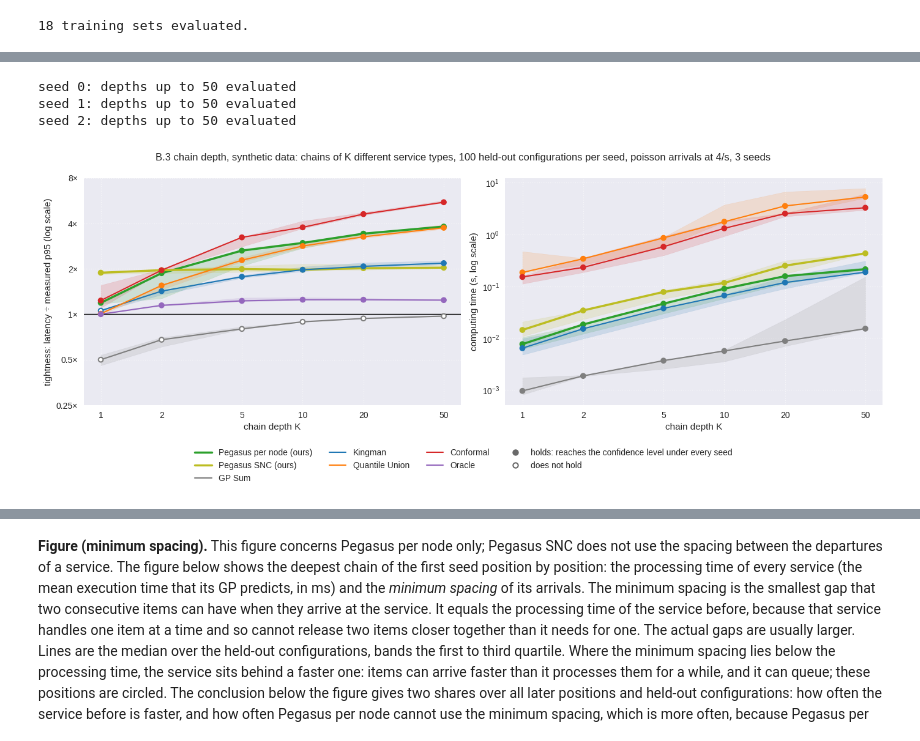
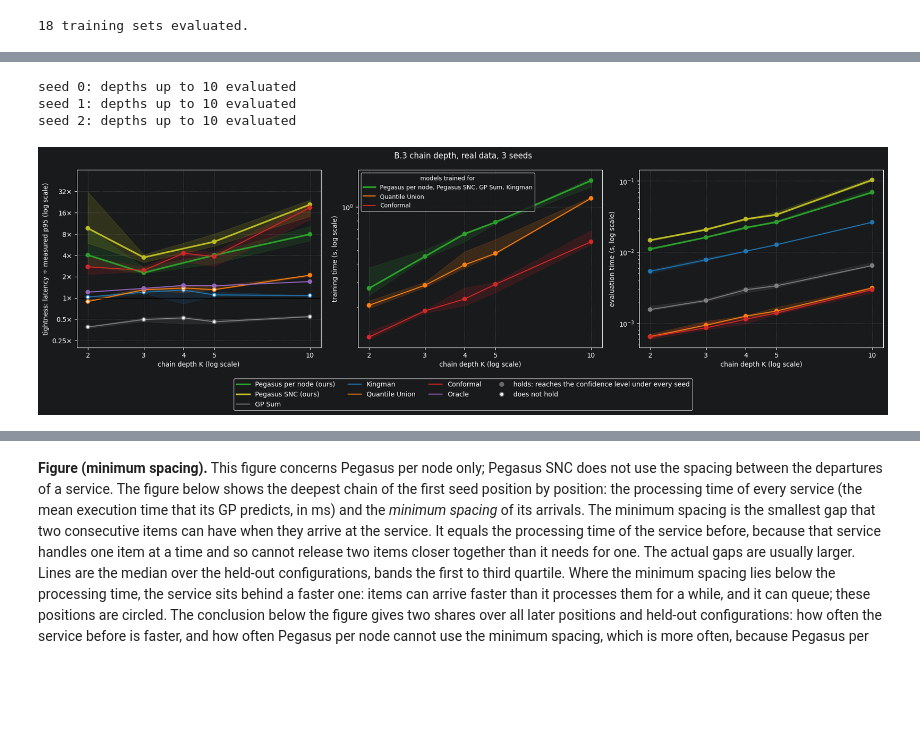
Before and after one commit to borissedlak/composable-autonomous-offerings, a Jupyter notebook: notebooks/tsc/2_evaluation.ipynb, the cells around one changed output, grey strips where cells are left out. Saved outputs shown, nothing was run; the diff lists cells and outputs as text; code cells hidden in the pictures; blank space fills up the shorter version.

```diff
--- a/notebooks/tsc/2_evaluation.ipynb
+++ b/notebooks/tsc/2_evaluation.ipynb
@@ -402,63 +592,32 @@ not. Look at the markers first: only lines with filled markers are bounds whose
 # %%
-# B.3: chains of different depth, every position a different service type, at the held-out configurations of B.1
-depths = [1, 2, 5, 10, 20, 50]
-depth_truth, depth_methods, depth_seconds = {}, {}, {}   # (seed, depth) -> ...
+# B.3: chains of different depth
+depth_truth, depth_methods, depth_seconds = {}, {}, {}   # (depth, seed) -> ...
 with warnings.catch_warnings():
     # for some services the fitted GP hyperparameters end at their bounds, and scikit-learn warns for every such model
     warnings.simplefilter("ignore", ConvergenceWarning)
     for s in seeds:
         for depth in depths:
-            data = load_chain_data(data_source, path=synthetic_chain(depth), level=1 - alpha, coverage_check=coverage_check, seed=[seed, s], service_seed=s)
-            assert np.array_equal(data.x_test, bases[s].x_test), "the held-out configurations differ from those of B.1"
-            assert not (data.x_test[:, None, :] == data.x_train[None, :, :]).all(axis=2).any(), "a held-out configuration occurs in the training data"
+            data = load_chain_data(data_source, level=1 - alpha, coverage_check=coverage_check, seed=[seed, s], **depth_options(depth, s))
+            if data_source == "synthetic":   # every position a different service type, at the held-out configurations of B.1
+                assert same_configurations(data.x_test, bases[s].x_test), "the held-out configurations differ from those of B.1"
+            assert_unseen(data)
             models = fit_services(data, data.x_train, data.y_train, model_seed=seed + s, confidence=confidence, with_dnn=False)
-            depth_methods[(s, depth)], depth_seconds[(s, depth)] = compare_methods(data, models, data.x_train, data.monitored_latencies, alpha, confidence,
-                                                                                   n_calibration, model_seed=seed + s, leave_out=only_base_case)
-            depth_truth[(s, depth)] = (data.measured, data.measured_low)   # the traces of a deep chain are large, so only the measured quantile is kept
+            depth_methods[(depth, s)], depth_seconds[(depth, s)] = compare_methods(data, models, data.x_train, data.monitored_latencies, alpha, confidence,
+                                                                                   n_calibration, model_seed=seed + s, leave_out=only_base_case,
+                                                                                   x_train_load=data.x_train_load)
+            depth_truth[(depth, s)] = (data.measured, data.measured_low)   # the traces of a deep chain are large, so only the measured quantile is kept
             if s == seeds[0] and depth == depths[-1]:   # one deepest chain, for the figure of the minimum spacing
                 deepest_path, deepest_models, deepest_x_test = data.path, models, data.x_test
         print(f"seed {s}: depths up to {depths[-1]} evaluated")
 # %% [output]
-seed 0: depths up to 50 evaluated
-seed 1: depths up to 50 evaluated
-seed 2: depths up to 50 evaluated
+seed 0: depths up to 10 evaluated
+seed 1: depths up to 10 evaluated
+seed 2: depths up to 10 evaluated
 # %%
-def over_depths(name, statistic):
-    """statistic(latency, measured, measured_low) of a method for every depth and seed, (depths, seeds); infinite values become nan."""
-    values = np.array([[statistic(depth_methods[(s, depth)][name][1], *depth_truth[(s, depth)]) for s in seeds] for depth in depths], dtype=float)
-    return np.where(np.isfinite(values), values, np.nan)
-
-
-depth_coverage = {name: over_depths(name, lambda latency, measured, low: coverage(latency, low)) for name in sweep_methods}
-depth_tightness = {name: over_depths(name, lambda latency, measured, low: np.median(latency / measured)) for name in sweep_methods}
-depth_time = {name: np.array([[depth_seconds[(s, depth)][name][1] for s in seeds] for depth in depths]) for name in depth_seconds[(seeds[0], depths[0])]}
-depth_holds = {name: holds(depth_coverage[name], confidence) for name in sweep_methods}   # per depth: reaches the confidence level under every seed
-
-fig, (ax_tight, ax_time) = plt.subplots(1, 2, figsize=(14, 4.8))
-for name in sweep_methods:
-    sweep_line(ax_tight, depths, depth_tightness[name], name, held=depth_holds[name])
-    if name in depth_time:
-        sweep_line(ax_time, depths, depth_time[name], name)
-for ax in (ax_tight, ax_time):
-    ax.set_xscale("log")
-    ax.set_xticks(depths, [str(depth) for depth in depths])
-    ax.minorticks_off()
-    ax.set_xlabel("chain depth K")
-    ax.grid(True, linestyle=":", alpha=0.6)
-ax_tight.axhline(1.0, color="black", linewidth=1)
-ax_tight.set_yscale("log")
-ax_tight.set_yticks([0.25, 0.5, 1, 2, 4, 8], ["0.25×", "0.5×", "1×", "2×", "4×", "8×"])
-ax_tight.minorticks_off()
-ax_tight.set_ylabel(f"tightness: latency ÷ measured {p_label} (log scale)")
-ax_time.set_yscale("log")
-ax_time.set_ylabel("computing time (s, log scale)")
-handles, labels = ax_tight.get_legend_handles_labels()
-marker_handles, marker_labels = validity_legend()
-fig.legend(handles + marker_handles, labels + marker_labels, loc="upper center", bbox_to_anchor=(0.5, 0.0), ncol=4)
-fig.suptitle(f"B.3 chain depth, {data_source} data: chains of K different service types, {len(base.x_test)} held-out configurations per seed, "
-             f"{workload['process']} arrivals at {workload['rate']:g}/s, {len(seeds)} seeds")
-plt.tight_layout()
-plt.show()
+depth_statistics = sweep_statistics(depth_methods, depth_truth, depths, seeds, confidence)   # name -> coverage, tightness, holds, computed
+depth_times = sweep_seconds(depth_seconds, depths, seeds)                                    # name -> training, evaluation
+tightness_and_time_figure(depths, depth_statistics, depth_times, "chain depth K (log scale)",
+                          f"B.3 chain depth, {data_source} data, {len(seeds)} seeds", p_label)
 # %% [output]
-[figure, old version]
+[figure, new version]
 # %%
```
Also changed, not shown: parts of 40 cells of this notebook, 11 other files.
